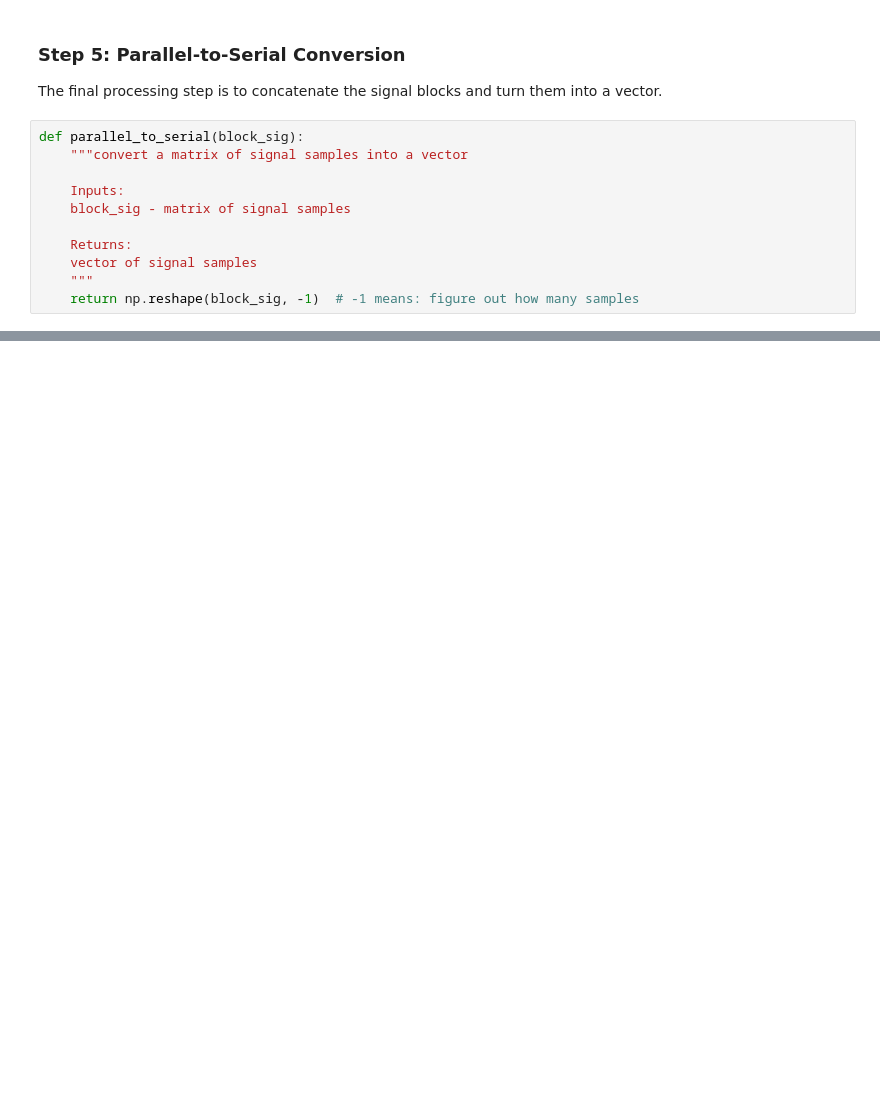
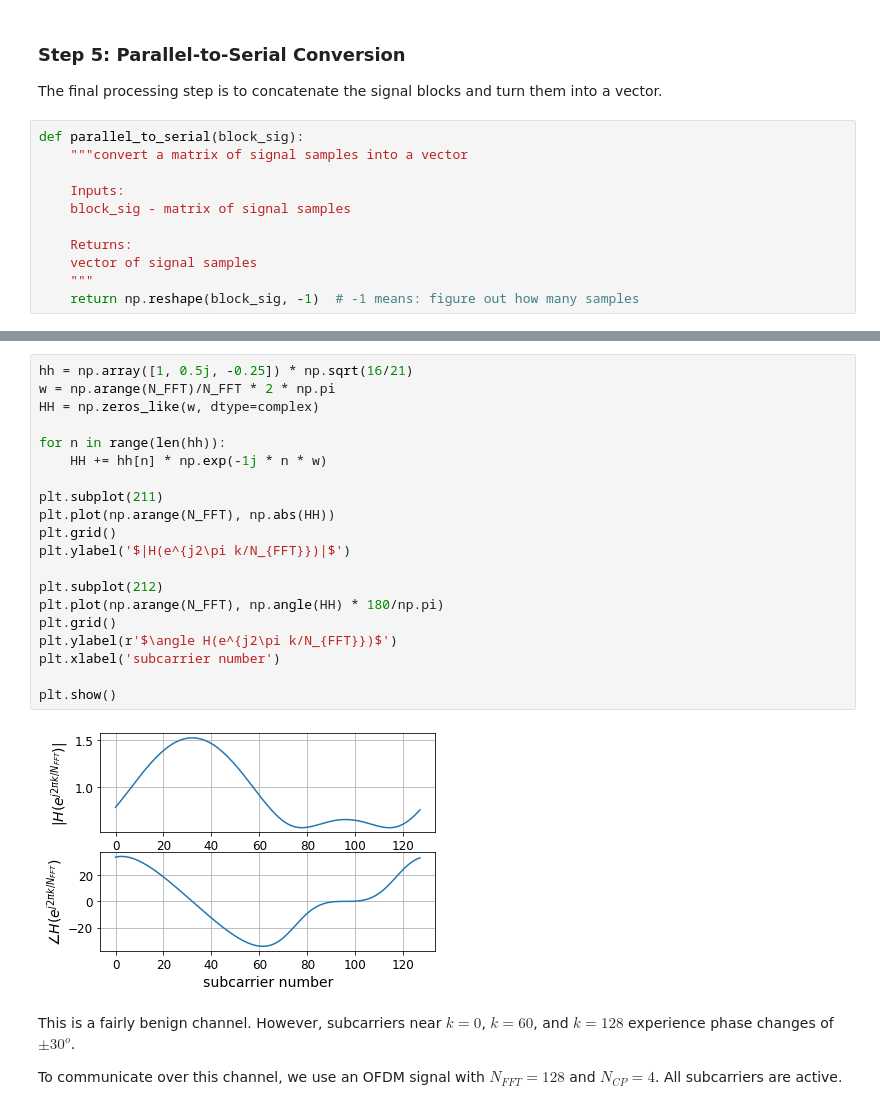
Before and after one commit to bepepa/digital_comms, a Jupyter notebook: 040_ofdm.ipynb, the cells around one changed output, grey strips where cells are left out. Drawn from its saved outputs; the diff is of its cells as text; blank space fills up the shorter version.

```diff
--- a/040_ofdm.ipynb
+++ b/040_ofdm.ipynb
@@ -244,0 +657,26 @@ Got same result
+# %%
+hh = np.array([1, 0.5j, -0.25]) * np.sqrt(16/21)
+w = np.arange(N_FFT)/N_FFT * 2 * np.pi
+HH = np.zeros_like(w, dtype=complex)
+
+for n in range(len(hh)):
+    HH += hh[n] * np.exp(-1j * n * w)
+
+plt.subplot(211)
+plt.plot(np.arange(N_FFT), np.abs(HH))
+plt.grid()
+plt.ylabel('$|H(e^{j2\pi k/N_{FFT}})|$')
+
+plt.subplot(212)
+plt.plot(np.arange(N_FFT), np.angle(HH) * 180/np.pi)
+plt.grid()
+plt.ylabel(r'$\angle H(e^{j2\pi k/N_{FFT}})$')
+plt.xlabel('subcarrier number')
+
+plt.show()
+# %% [output]
+[figure, added]
+# %% [markdown]
+This is a fairly benign channel. However, subcarriers near $k=0$, $k=60$, and $k=128$ experience phase changes of $\pm 30^o$.
+
+To communicate over this channel, we use an OFDM signal with $N_{FFT} = 128$ and $N_{CP}=4$. All subcarriers are active.
```
Also changed, not shown: parts of 58 cells of this notebook.
